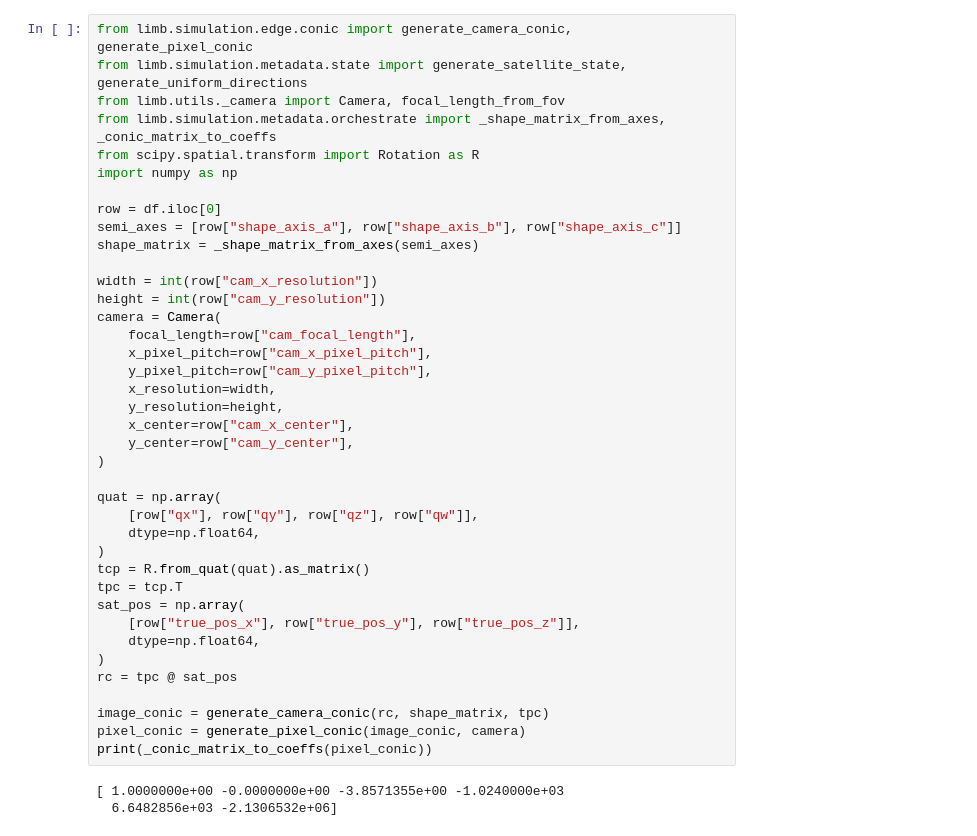
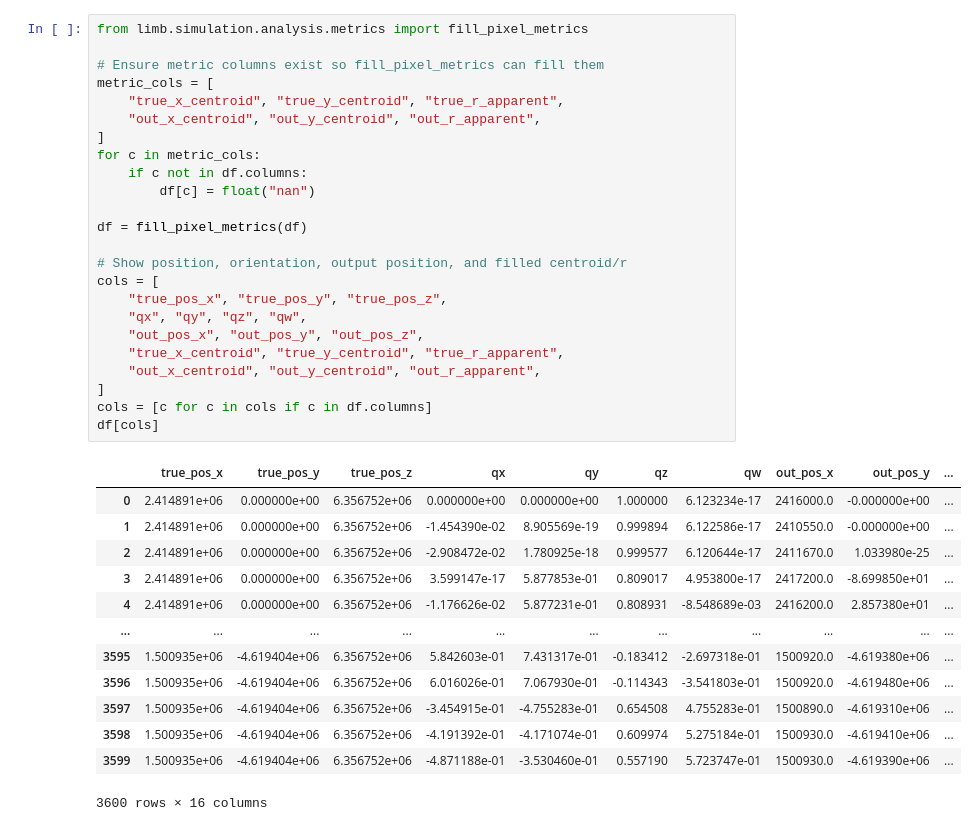
Before and after one commit to UWCubeSat/found-integration-testing, a Jupyter notebook: analyze.ipynb, the cells around one changed output. Cells and saved outputs as stored; diff of their text form.

Commit message:
been a hot second but inital edge points to distance determination test working well

```diff
--- a/analyze.ipynb
+++ b/analyze.ipynb
@@ -39,42 +33,38 @@ df[cols]
-# %%
-from limb.simulation.edge.conic import generate_camera_conic, generate_pixel_conic
-from limb.simulation.metadata.state import generate_satellite_state, generate_uniform_directions
-from limb.utils._camera import Camera, focal_length_from_fov
-from limb.simulation.metadata.orchestrate import _shape_matrix_from_axes, _conic_matrix_to_coeffs
-from scipy.spatial.transform import Rotation as R
-import numpy as np
-
-row = df.iloc[0]
-semi_axes = [row["shape_axis_a"], row["shape_axis_b"], row["shape_axis_c"]]
-shape_matrix = _shape_matrix_from_axes(semi_axes)
-
-width = int(row["cam_x_resolution"])
-height = int(row["cam_y_resolution"])
-camera = Camera(
-    focal_length=row["cam_focal_length"],
-    x_pixel_pitch=row["cam_x_pixel_pitch"],
-    y_pixel_pitch=row["cam_y_pixel_pitch"],
-    x_resolution=width,
-    y_resolution=height,
-    x_center=row["cam_x_center"],
-    y_center=row["cam_y_center"],
-)
-
-quat = np.array(
-    [row["qx"], row["qy"], row["qz"], row["qw"]],
-    dtype=np.float64,
-)
-tcp = R.from_quat(quat).as_matrix()
-tpc = tcp.T
-sat_pos = np.array(
-    [row["true_pos_x"], row["true_pos_y"], row["true_pos_z"]],
-    dtype=np.float64,
-)
-rc = tpc @ sat_pos
-
-image_conic = generate_camera_conic(rc, shape_matrix, tpc)
-pixel_conic = generate_pixel_conic(image_conic, camera)
-print(_conic_matrix_to_coeffs(pixel_conic))
-# %% [output]
-[ 1.0000000e+00 -0.0000000e+00 -3.8571355e+00 -1.0240000e+03
-  6.6482856e+03 -2.1306532e+06]
+# %%
+from limb.simulation.analysis.metrics import fill_pixel_metrics
+
+# Ensure metric columns exist so fill_pixel_metrics can fill them
+metric_cols = [
+    "true_x_centroid", "true_y_centroid", "true_r_apparent",
+    "out_x_centroid", "out_y_centroid", "out_r_apparent",
+]
+for c in metric_cols:
+    if c not in df.columns:
+        df[c] = float("nan")
+
+df = fill_pixel_metrics(df)
+
+# Show position, orientation, output position, and filled centroid/r
+cols = [
+    "true_pos_x", "true_pos_y", "true_pos_z",
+    "qx", "qy", "qz", "qw",
+    "out_pos_x", "out_pos_y", "out_pos_z",
+    "true_x_centroid", "true_y_centroid", "true_r_apparent",
+    "out_x_centroid", "out_y_centroid", "out_r_apparent",
+]
+cols = [c for c in cols if c in df.columns]
+df[cols]
+# %% [output]
+|  | true_pos_x | true_pos_y | true_pos_z | qx | qy | qz | qw | out_pos_x | out_pos_y | ... |
+| 0 | 2.414891e+06 | 0.000000e+00 | 6.356752e+06 | 0.000000e+00 | 0.000000e+00 | 1.000000 | 6.123234e-17 | 2416000.0 | -0.000000e+00 | ... |
+| 1 | 2.414891e+06 | 0.000000e+00 | 6.356752e+06 | -1.454390e-02 | 8.905569e-19 | 0.999894 | 6.122586e-17 | 2410550.0 | -0.000000e+00 | ... |
+| 2 | 2.414891e+06 | 0.000000e+00 | 6.356752e+06 | -2.908472e-02 | 1.780925e-18 | 0.999577 | 6.120644e-17 | 2411670.0 | 1.033980e-25 | ... |
+| 3 | 2.414891e+06 | 0.000000e+00 | 6.356752e+06 | 3.599147e-17 | 5.877853e-01 | 0.809017 | 4.953800e-17 | 2417200.0 | -8.699850e+01 | ... |
+| 4 | 2.414891e+06 | 0.000000e+00 | 6.356752e+06 | -1.176626e-02 | 5.877231e-01 | 0.808931 | -8.548689e-03 | 2416200.0 | 2.857380e+01 | ... |
+| ... | ... | ... | ... | ... | ... | ... | ... | ... | ... | ... |
+| 3595 | 1.500935e+06 | -4.619404e+06 | 6.356752e+06 | 5.842603e-01 | 7.431317e-01 | -0.183412 | -2.697318e-01 | 1500920.0 | -4.619380e+06 | ... |
+| 3596 | 1.500935e+06 | -4.619404e+06 | 6.356752e+06 | 6.016026e-01 | 7.067930e-01 | -0.114343 | -3.541803e-01 | 1500920.0 | -4.619480e+06 | ... |
+| 3597 | 1.500935e+06 | -4.619404e+06 | 6.356752e+06 | -3.454915e-01 | -4.755283e-01 | 0.654508 | 4.755283e-01 | 1500890.0 | -4.619310e+06 | ... |
+| 3598 | 1.500935e+06 | -4.619404e+06 | 6.356752e+06 | -4.191392e-01 | -4.171074e-01 | 0.609974 | 5.275184e-01 | 1500930.0 | -4.619410e+06 | ... |
+| 3599 | 1.500935e+06 | -4.619404e+06 | 6.356752e+06 | -4.871188e-01 | -3.530460e-01 | 0.557190 | 5.723747e-01 | 1500930.0 | -4.619390e+06 | ... |
+3600 rows × 16 columns
```
Also changed, not shown: parts of 5 cells of this notebook, 10 other files.
